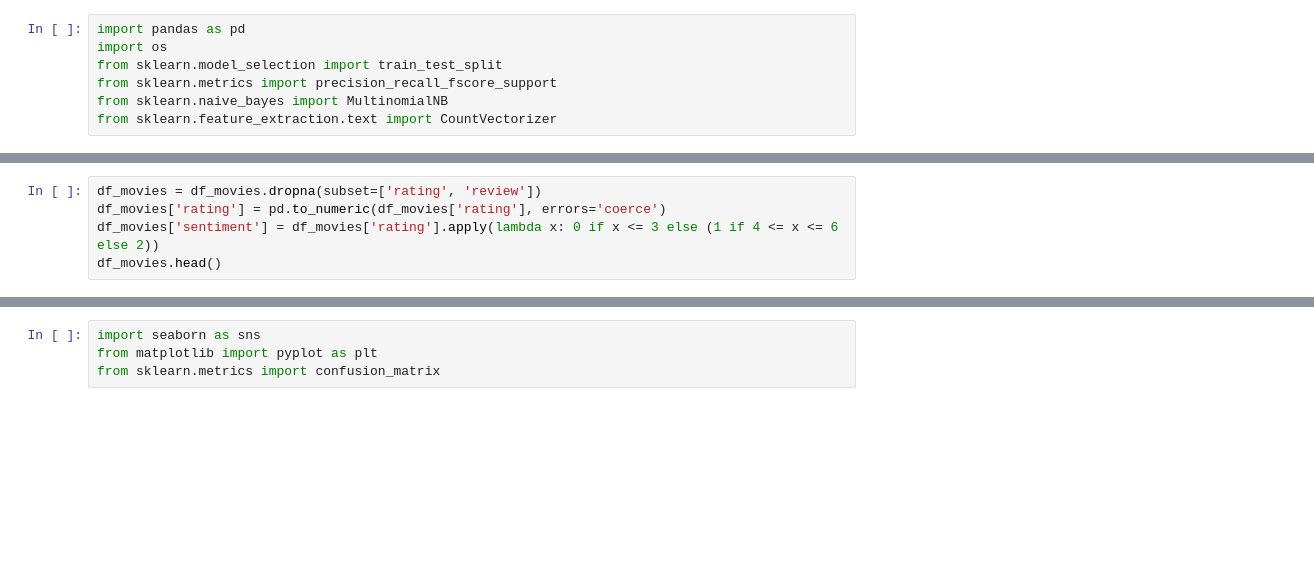
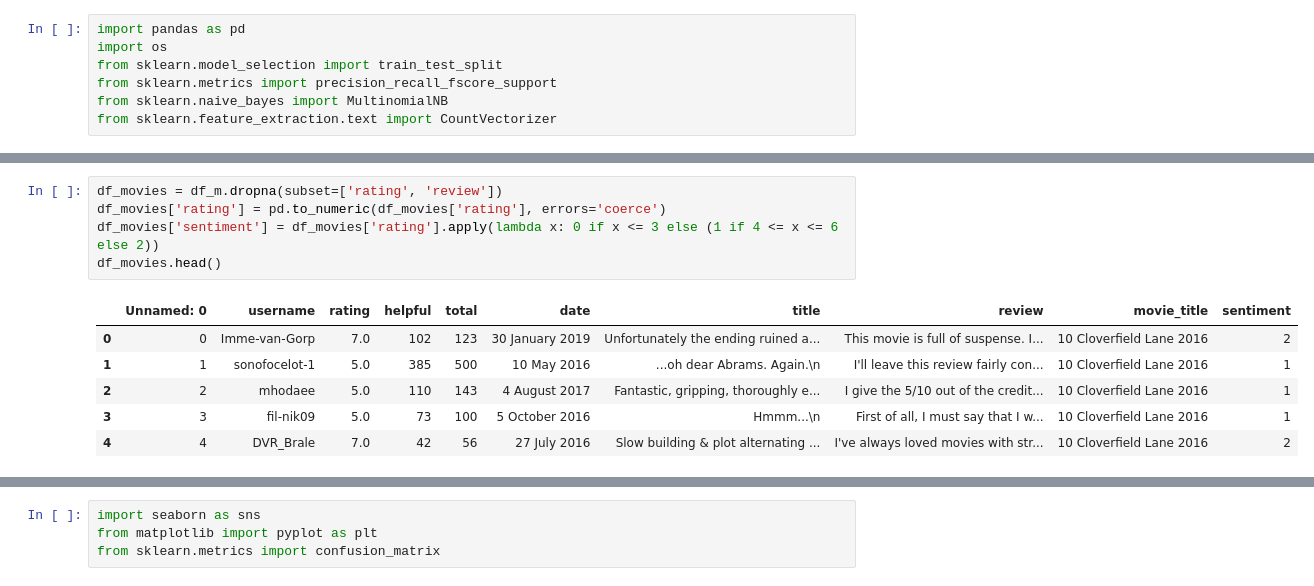
Before and after one commit to JHamoni676/cs5830_project5, a Jupyter notebook: jonah.ipynb, the cells around one changed output, grey strips where cells are left out. Saved outputs shown, nothing was run; the diff lists cells and outputs as text; blank space fills up the shorter version.

```diff
--- a/jonah.ipynb
+++ b/jonah.ipynb
@@ -38,8 +61,15 @@ df_books.head()
 # %%
-df_movies = df_movies.dropna(subset=['rating', 'review'])
+df_movies = df_m.dropna(subset=['rating', 'review'])
 df_movies['rating'] = pd.to_numeric(df_movies['rating'], errors='coerce')
 df_movies['sentiment'] = df_movies['rating'].apply(lambda x: 0 if x <= 3 else (1 if 4 <= x <= 6 else 2))
 df_movies.head()
+# %% [output]
+|  | Unnamed: 0 | username | rating | helpful | total | date | title | review | movie_title | sentiment |
+| 0 | 0 | Imme-van-Gorp | 7.0 | 102 | 123 | 30 January 2019 | Unfortunately the ending ruined a... | This movie is full of suspense. I... | 10 Cloverfield Lane 2016 | 2 |
+| 1 | 1 | sonofocelot-1 | 5.0 | 385 | 500 | 10 May 2016 | ...oh dear Abrams. Again.\n | I'll leave this review fairly con... | 10 Cloverfield Lane 2016 | 1 |
+| 2 | 2 | mhodaee | 5.0 | 110 | 143 | 4 August 2017 | Fantastic, gripping, thoroughly e... | I give the 5/10 out of the credit... | 10 Cloverfield Lane 2016 | 1 |
+| 3 | 3 | fil-nik09 | 5.0 | 73 | 100 | 5 October 2016 | Hmmm...\n | First of all, I must say that I w... | 10 Cloverfield Lane 2016 | 1 |
+| 4 | 4 | DVR_Brale | 7.0 | 42 | 56 | 27 July 2016 | Slow building & plot alternating ... | I've always loved movies with str... | 10 Cloverfield Lane 2016 | 2 |
 # %%
 X_books = df_books['review_text']
 y_books = df_books['sentiment']
```
Also changed, not shown: parts of 17 cells of this notebook.
